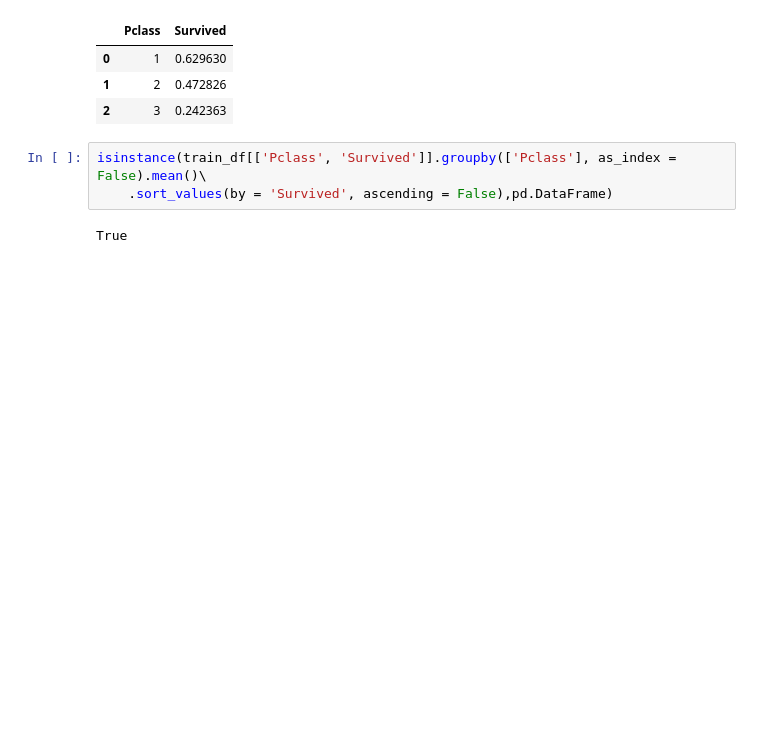
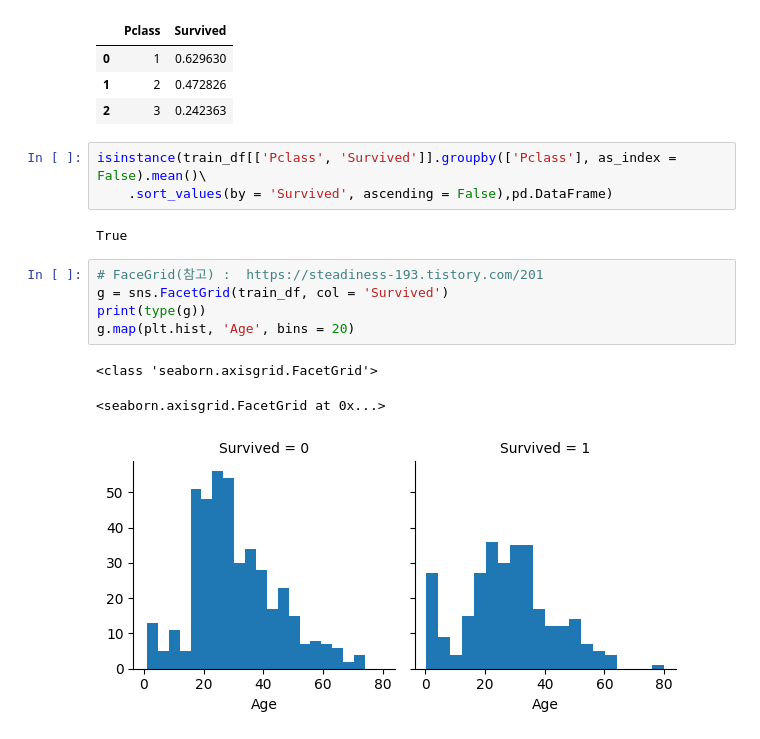
Before and after one commit to smjune/ipynb, a Jupyter notebook: kaggel_titanic.ipynb, the cells around one changed output. Drawn from its saved outputs; the diff is of its cells as text; blank space fills up the shorter version.

```diff
--- a/kaggel_titanic.ipynb
+++ b/kaggel_titanic.ipynb
@@ -144,3 +144,12 @@ isinstance(train_df[['Pclass', 'Survived']].groupby(['Pclass'], as_index = False
     .sort_values(by = 'Survived', ascending = False),pd.DataFrame)
 # %% [output]
 True
+# %%
+# FaceGrid(참고) :  https://steadiness-193.tistory.com/201
+g = sns.FacetGrid(train_df, col = 'Survived')
+print(type(g))
+g.map(plt.hist, 'Age', bins = 20)
+# %% [output]
+<class 'seaborn.axisgrid.FacetGrid'>
+<seaborn.axisgrid.FacetGrid at 0x...>
+[figure, added]
```
Also changed, not shown: 3 other files.
